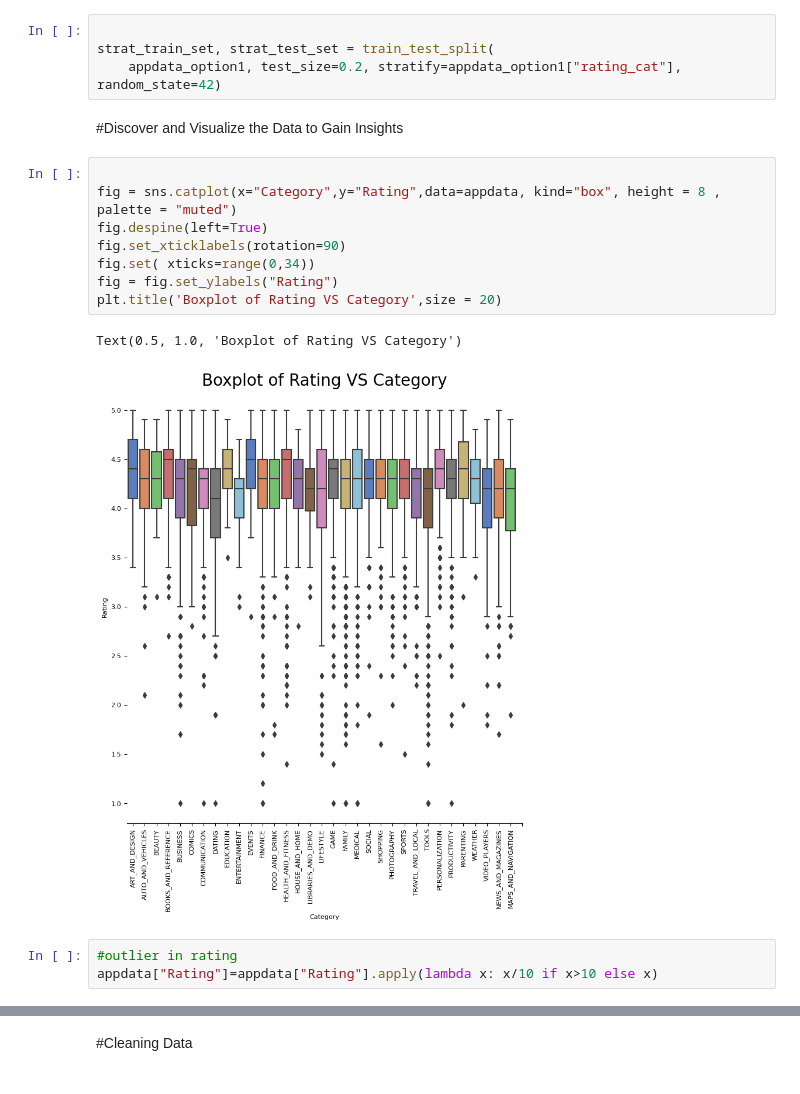
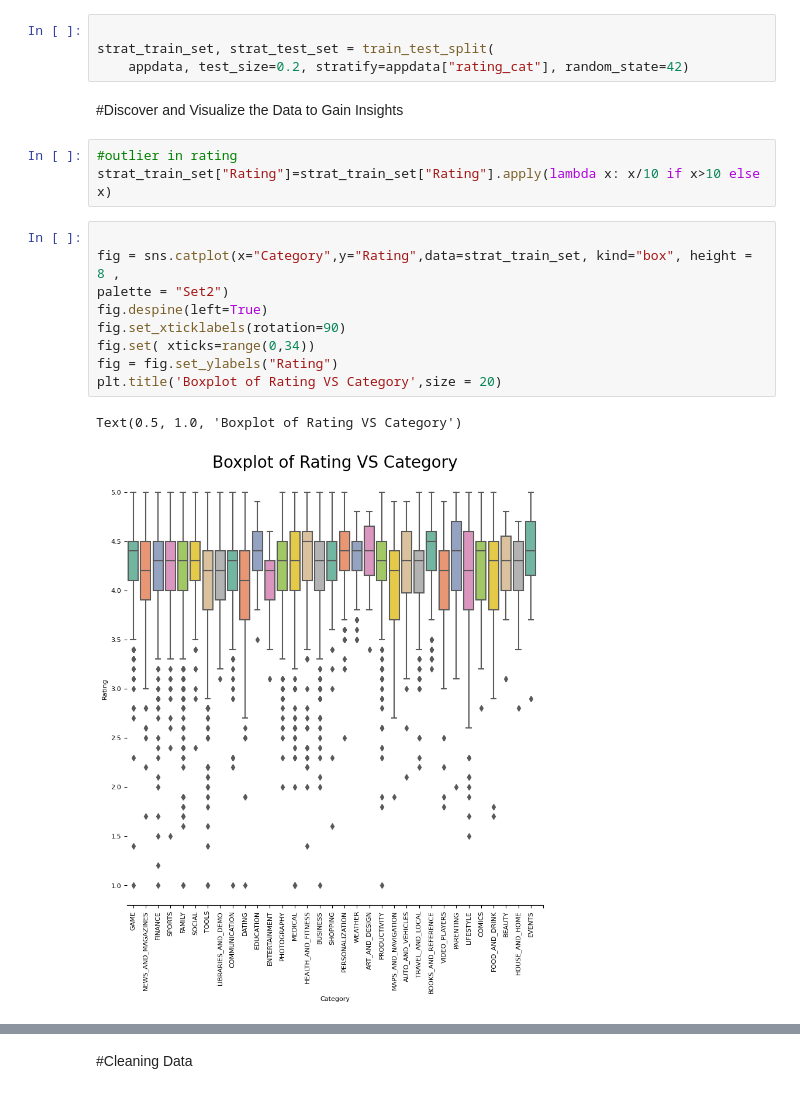
Before and after one commit to rushizirpe/rating_prediction, a Jupyter notebook: apps_rating_pred.ipynb, the cells around one changed output, grey strips where cells are left out. Cells and saved outputs as stored; diff of their text form.

```diff
--- a/apps_rating_pred.ipynb
+++ b/apps_rating_pred.ipynb
@@ -191,21 +201,21 @@ True
 # %%
 
 strat_train_set, strat_test_set = train_test_split(
-    appdata_option1, test_size=0.2, stratify=appdata_option1["rating_cat"], random_state=42)
+    appdata, test_size=0.2, stratify=appdata["rating_cat"], random_state=42)
 # %% [markdown]
 #Discover and Visualize the Data to Gain Insights
+# %%
+#outlier in rating
+strat_train_set["Rating"]=strat_train_set["Rating"].apply(lambda x: x/10 if x>10 else x)
 # %%
 
-fig = sns.catplot(x="Category",y="Rating",data=appdata, kind="box", height = 8 ,
-palette = "muted")
+fig = sns.catplot(x="Category",y="Rating",data=strat_train_set, kind="box", height = 8 ,
+palette = "Set2")
 fig.despine(left=True)
 fig.set_xticklabels(rotation=90)
 fig.set( xticks=range(0,34))
 fig = fig.set_ylabels("Rating")
 plt.title('Boxplot of Rating VS Category',size = 20)
 # %% [output]
 Text(0.5, 1.0, 'Boxplot of Rating VS Category')
-[figure, old version]
+[figure, new version]
-# %%
-#outlier in rating
-appdata["Rating"]=appdata["Rating"].apply(lambda x: x/10 if x>10 else x)
```
Also changed, not shown: parts of 65 cells of this notebook.
